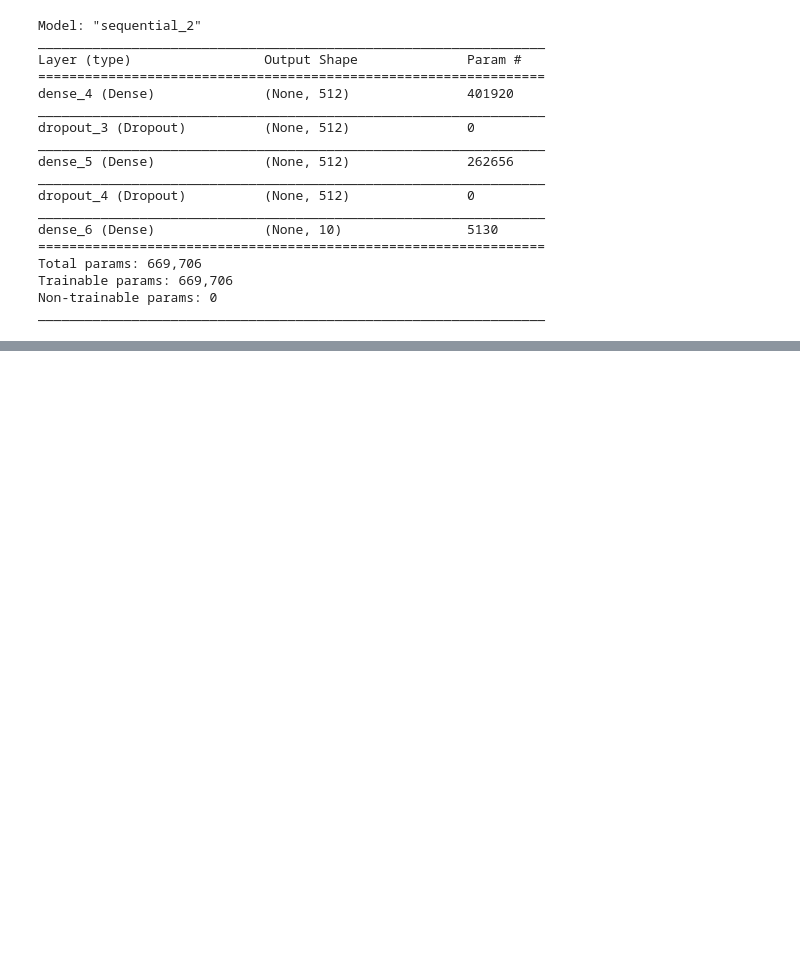
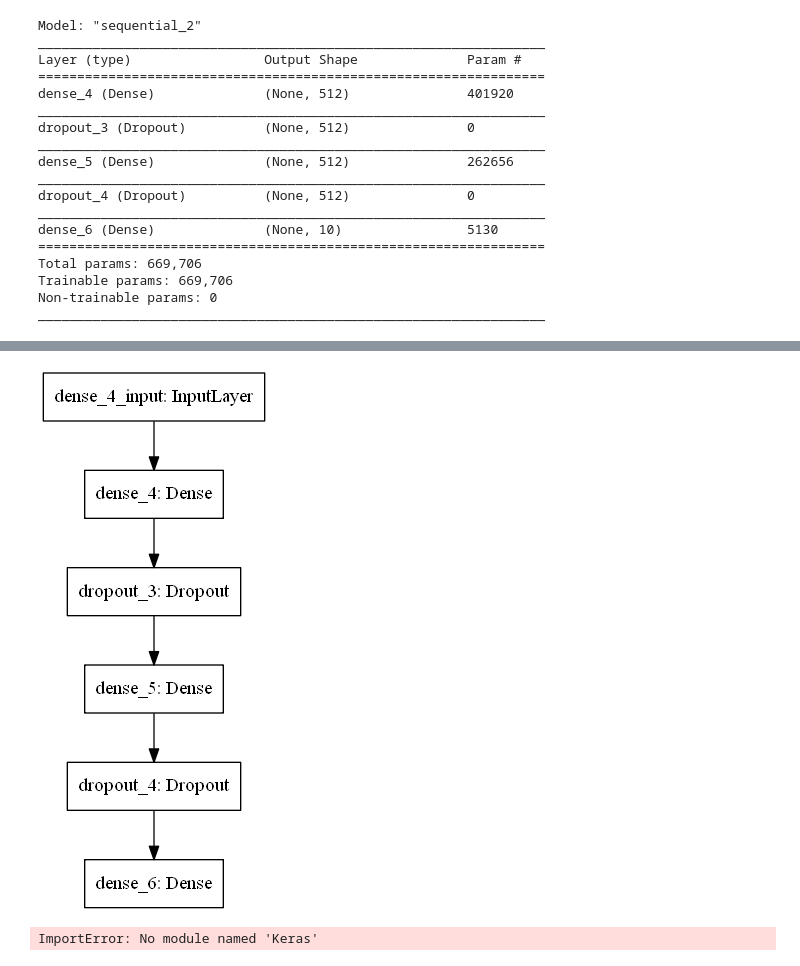
Before and after one commit to JHC90/SoftwareDev-Huber, a Jupyter notebook: Projekte/0_MNIST/3_MLP_Keras.ipynb, the cells around one changed output, grey strips where cells are left out. Drawn from its saved outputs; the diff is of its cells as text; code cells hidden in the pictures; blank space fills up the shorter version.

```diff
--- a/Projekte/0_MNIST/3_MLP_Keras.ipynb
+++ b/Projekte/0_MNIST/3_MLP_Keras.ipynb
@@ -103,0 +151,16 @@ Test accuracy: 0.9824000000953674
+# %%
+import tensorflow as tf
+tf.keras.utils.plot_model(
+    model,
+    to_file='model.png',
+    show_shapes=False,
+    show_layer_names=True,
+    rankdir='TB'
+)
+# %% [output]
+[figure, added]
+# %%
+from Keras.utils import plot_model
+plot_model(model, show_shapes=True, to_file='model.png')
+# %% [output]
+ImportError: No module named 'Keras'
```
Also changed, not shown: parts of 5 cells of this notebook, 3 other files.
